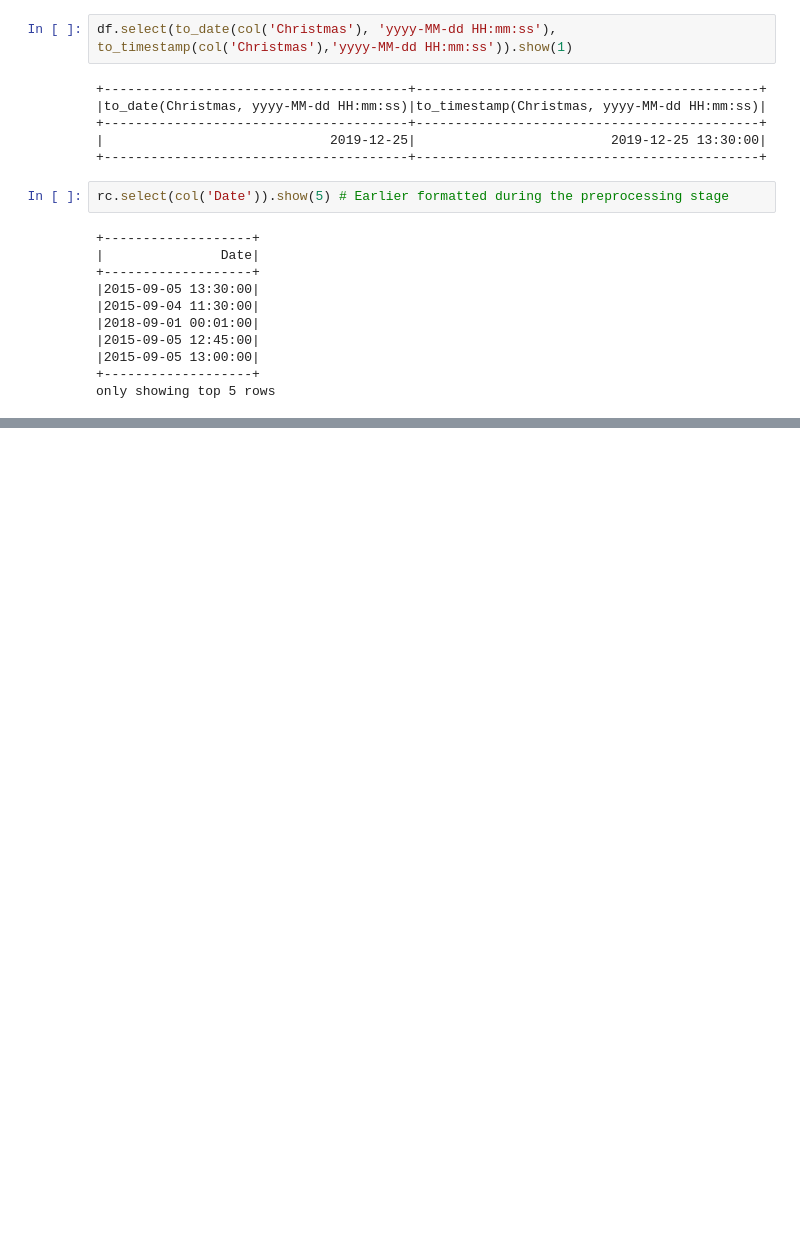
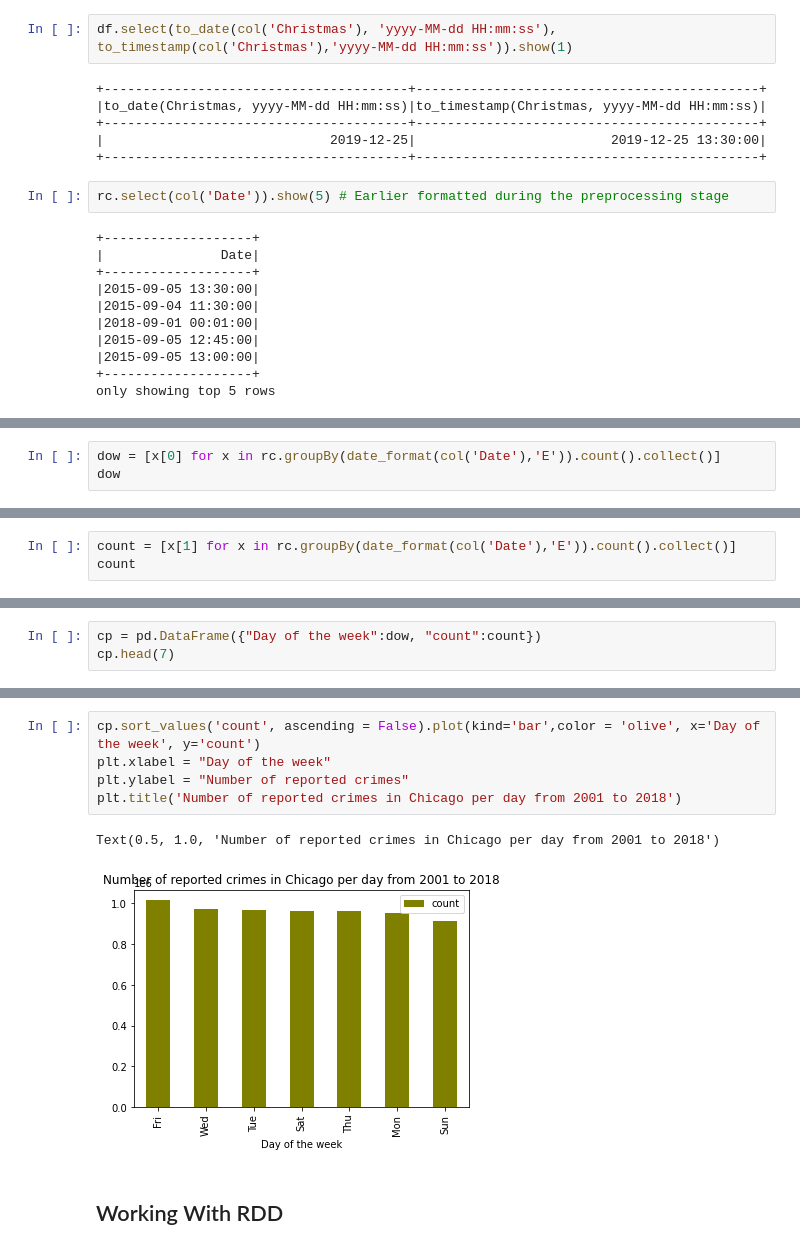
Before and after one commit to mickyduguma/pyspark_repo, a Jupyter notebook: Pyspark_With_Exercise.ipynb, the cells around one changed output, grey strips where cells are left out. Drawn from its saved outputs; the diff is of its cells as text; blank space fills up the shorter version.

Commit message:
working with JOIN, RDD functions, visualisation Exercise.

```diff
--- a/Pyspark_With_Exercise.ipynb
+++ b/Pyspark_With_Exercise.ipynb
@@ -461,0 +846,3 @@ only showing top 5 rows
+# %%
+dow = [x[0] for x in rc.groupBy(date_format(col('Date'),'E')).count().collect()]
+dow
@@ -461,0 +851,3 @@ only showing top 5 rows
+# %%
+count = [x[1] for x in rc.groupBy(date_format(col('Date'),'E')).count().collect()]
+count
@@ -461,0 +859,3 @@ only showing top 5 rows
+# %%
+cp = pd.DataFrame({"Day of the week":dow, "count":count})
+cp.head(7)
@@ -461,0 +871,10 @@ only showing top 5 rows
+# %%
+cp.sort_values('count', ascending = False).plot(kind='bar',color = 'olive', x='Day of the week', y='count')
+plt.xlabel = "Day of the week"
+plt.ylabel = "Number of reported crimes"
+plt.title('Number of reported crimes in Chicago per day from 2001 to 2018')
+# %% [output]
+Text(0.5, 1.0, 'Number of reported crimes in Chicago per day from 2001 to 2018')
+[figure, added]
+# %% [markdown]
+## Working With RDD
```
Also changed, not shown: parts of 49 cells of this notebook.
